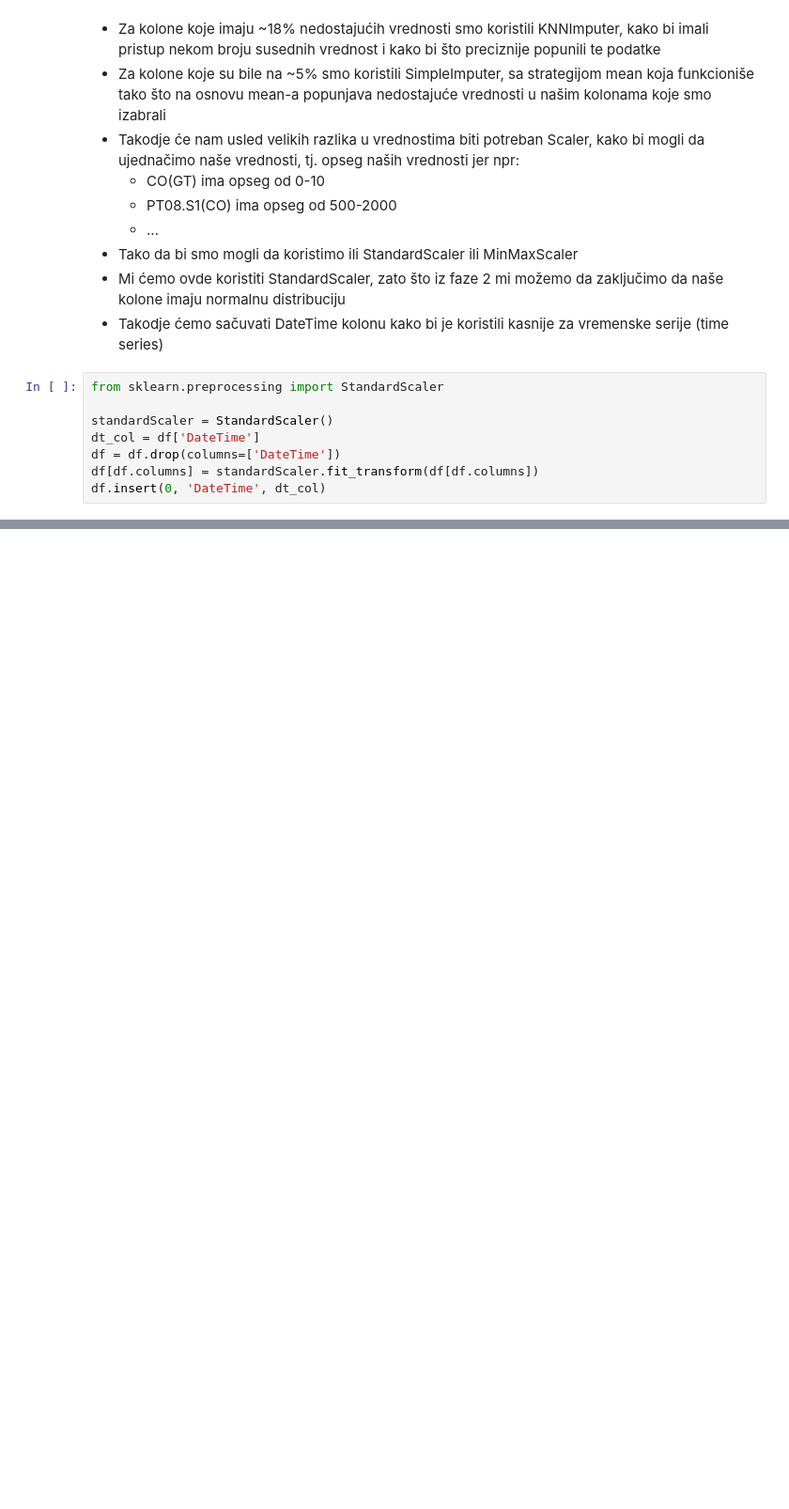
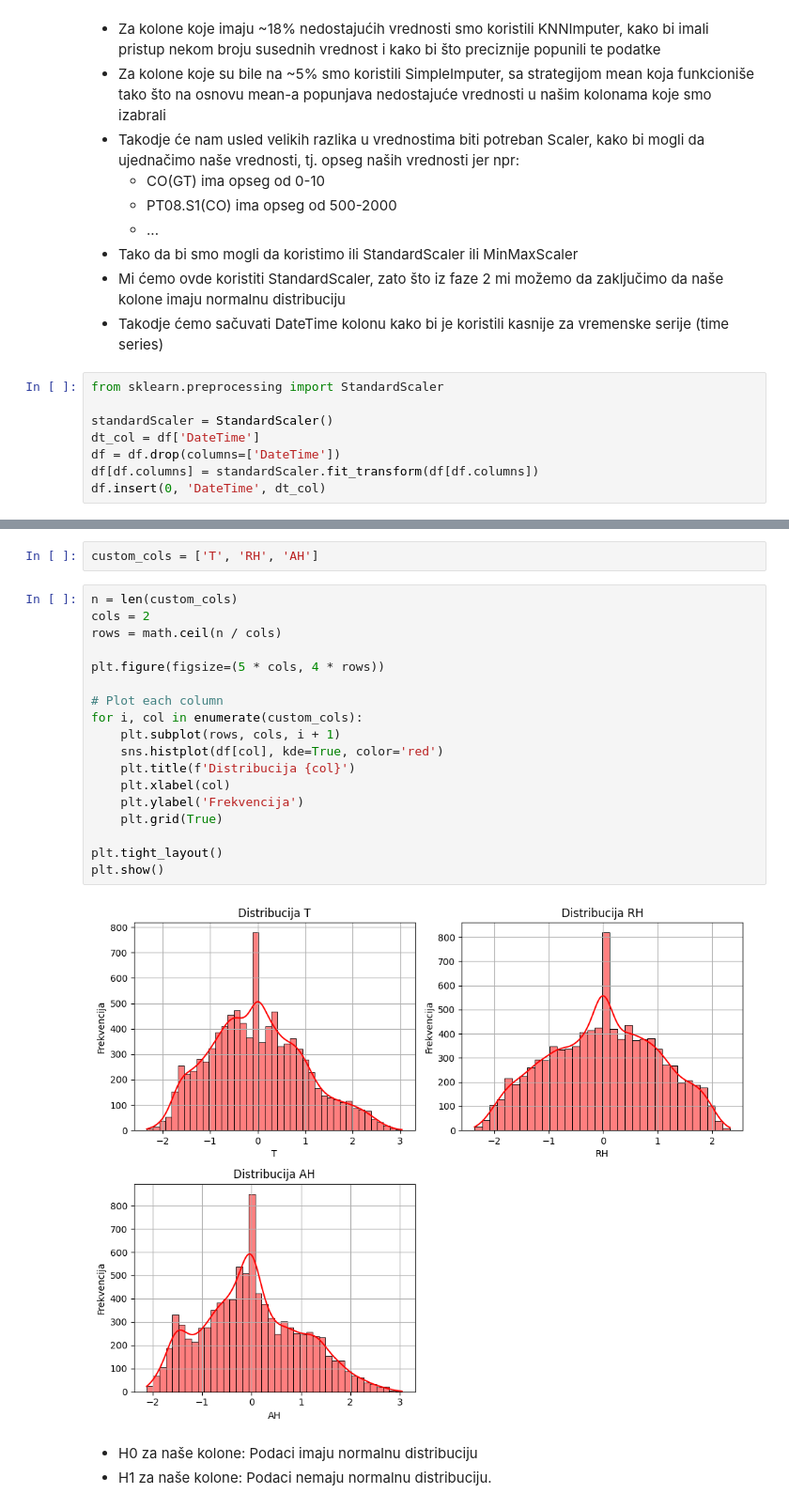
Before and after one commit to mbozinovic7625rn/onp-projekat2025, a Jupyter notebook: mihailo_bozinovic_7625_rn.ipynb, the cells around one changed output, grey strips where cells are left out. Shown at 94% size. Drawn from its saved outputs; the diff is of its cells as text; blank space fills up the shorter version.

```diff
--- a/mihailo_bozinovic_7625_rn.ipynb
+++ b/mihailo_bozinovic_7625_rn.ipynb
@@ -410,0 +421,25 @@ df.head(5)
+# %%
+custom_cols = ['T', 'RH', 'AH']
+# %%
+n = len(custom_cols)
+cols = 2
+rows = math.ceil(n / cols)
+
+plt.figure(figsize=(5 * cols, 4 * rows))
+
+# Plot each column
+for i, col in enumerate(custom_cols):
+    plt.subplot(rows, cols, i + 1)
+    sns.histplot(df[col], kde=True, color='red')
+    plt.title(f'Distribucija {col}')
+    plt.xlabel(col)
+    plt.ylabel('Frekvencija')
+    plt.grid(True)
+
+plt.tight_layout()
+plt.show()
+# %% [output]
+[figure, added]
+# %% [markdown]
+- H0 za naše kolone: Podaci imaju normalnu distribuciju
+- H1 za naše kolone: Podaci nemaju normalnu distribuciju.
```
Also changed, not shown: parts of 17 cells of this notebook.
